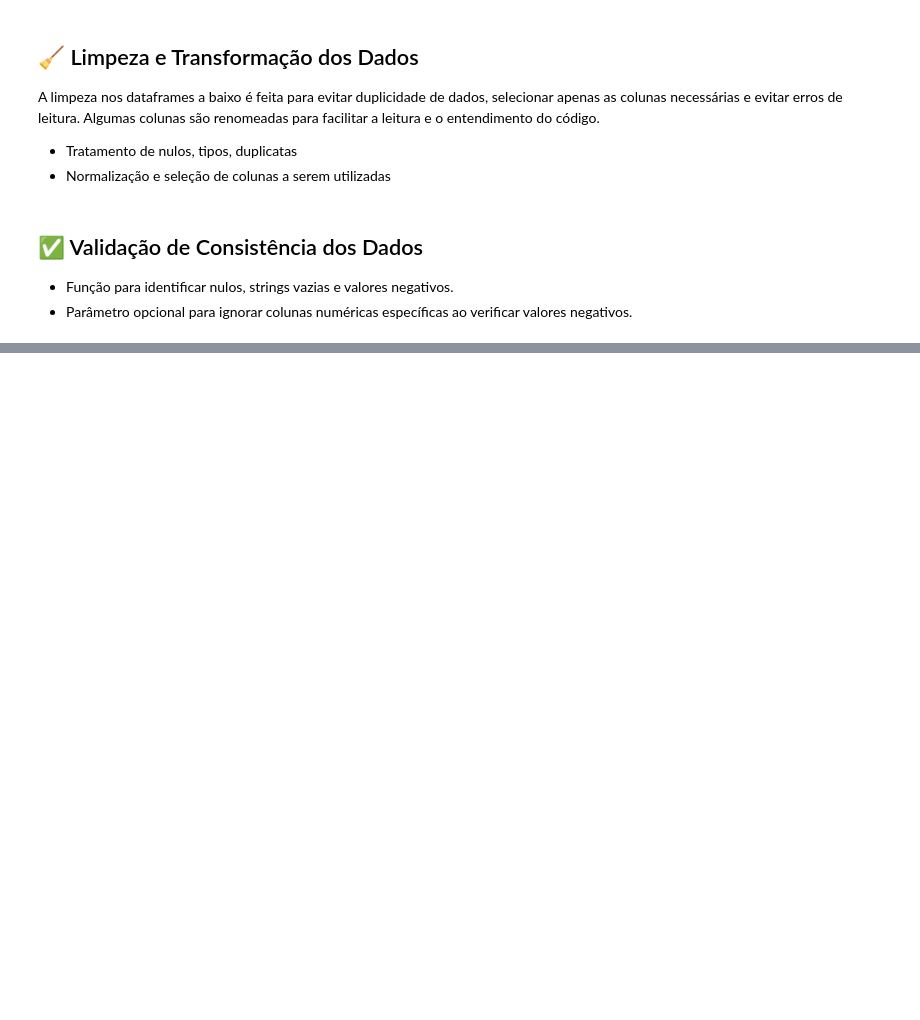
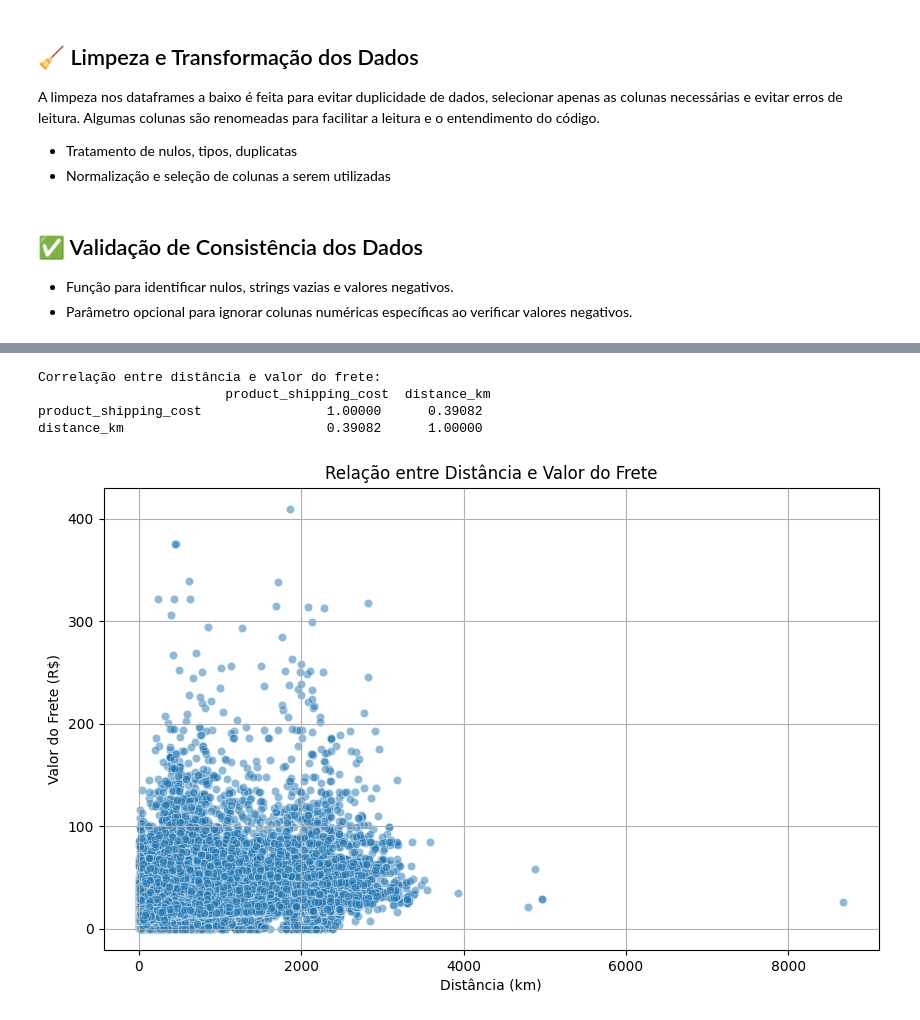
Before and after one commit to livalves/Olist-ecommerce-data-project, a Jupyter notebook: olist_ecommerce.ipynb, the cells around one changed output, grey strips where cells are left out. Cells and saved outputs as stored; diff of their text form; code cells hidden in the pictures; blank space fills up the shorter version.

```diff
--- a/olist_ecommerce.ipynb
+++ b/olist_ecommerce.ipynb
@@ -155,0 +209,43 @@ dtype: int64
+# %%
+# Qual a relação entre o valor do frete e a distância de entrega?
+
+df_geo_grouped = df_geolacation.groupby('geolocation_zip_code_prefix')[['geolocation_lat', 'geolocation_lng']].mean().reset_index()
+df_geo_grouped.columns = ['zip_code_prefix', 'latitude', 'longitude']
+
+df_sellers_geo = pd.merge(df_sellers, df_geo_grouped, left_on='seller_zip_code_prefix', right_on='zip_code_prefix', how='left')
+df_sellers_geo = df_sellers_geo.rename(columns={'latitude': 'seller_latitude', 'longitude': 'seller_longitude'}).drop('zip_code_prefix', axis=1)
+
+df_customers_geo = pd.merge(df_customers, df_geo_grouped, left_on='customer_zip_code_prefix', right_on='zip_code_prefix', how='left')
+df_customers_geo = df_customers_geo.rename(columns={'latitude': 'customer_latitude', 'longitude': 'customer_longitude'}).drop('zip_code_prefix', axis=1)
+
+df_orders_full = df_orders.merge(df_orders_items[['order_id', 'seller_id', 'product_shipping_cost']], on='order_id', how='left')
+df_orders_full = df_orders_full.merge(df_sellers_geo[['seller_id', 'seller_latitude', 'seller_longitude']], on='seller_id', how='left')
+df_orders_full = df_orders_full.merge(df_customers_geo[['customer_id', 'customer_latitude', 'customer_longitude']], on='customer_id', how='left')
+
+def calculate_distance(row):
+    try:
+        return haversine((row['seller_latitude'], row['seller_longitude']),
+                         (row['customer_latitude'], row['customer_longitude']))
+    except:
+        return None
+
+df_orders_full['distance_km'] = df_orders_full.apply(calculate_distance, axis=1)
+
+df_plot = df_orders_full[['product_shipping_cost', 'distance_km']].dropna()
+
+correlation = df_plot.corr()
+print("Correlação entre distância e valor do frete:\n", correlation)
+
+plt.figure(figsize=(10,6))
+sns.scatterplot(data=df_plot, x='distance_km', y='product_shipping_cost', alpha=0.5)
+plt.title('Relação entre Distância e Valor do Frete')
+plt.xlabel('Distância (km)')
+plt.ylabel('Valor do Frete (R$)')
+plt.grid(True)
+plt.show()
+# %% [output]
+Correlação entre distância e valor do frete:
+                        product_shipping_cost  distance_km
+product_shipping_cost                1.00000      0.39082
+distance_km                          0.39082      1.00000
+[figure, added]
```
Also changed, not shown: parts of 13 cells of this notebook, 2 other files.
